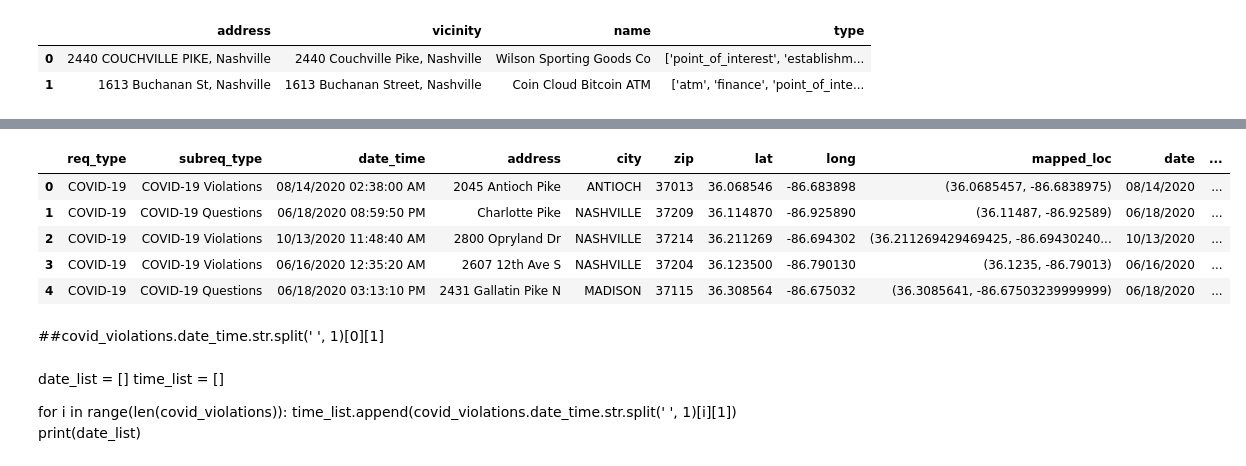
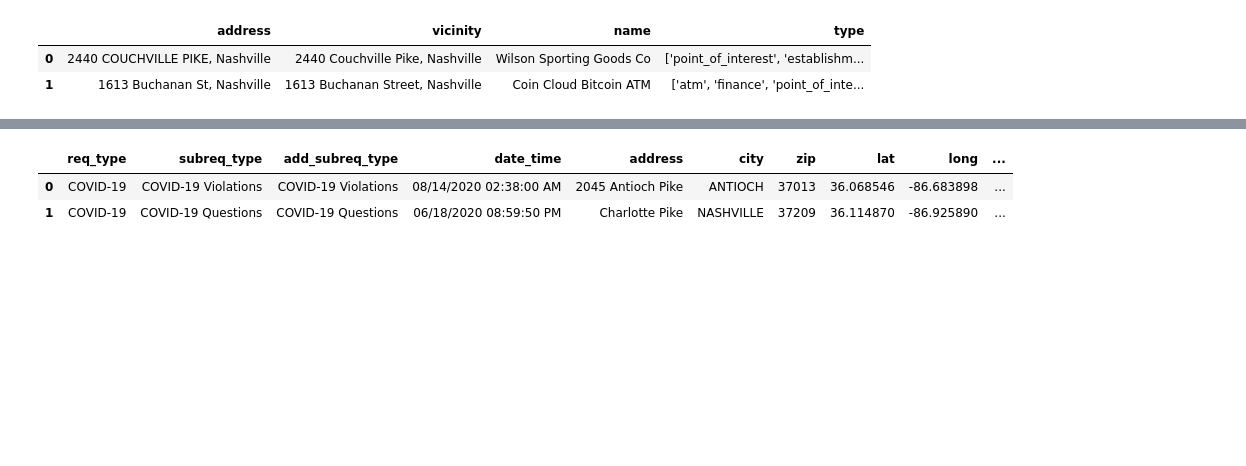
Before and after one commit to nataliaz87/nashville-covid-quaranteam, a Jupyter notebook: notebooks/covid_19_nz.ipynb, the cells around one changed output, grey strips where cells are left out. Cells and saved outputs as stored; diff of their text form; code cells hidden in the pictures; blank space fills up the shorter version.

```diff
--- a/notebooks/covid_19_nz.ipynb
+++ b/notebooks/covid_19_nz.ipynb
@@ -33,6 +37,6 @@ businesses_df.head(2)
 | 0 | 2440 COUCHVILLE PIKE, Nashville | 2440 Couchville Pike, Nashville | Wilson Sporting Goods Co | ['point_of_interest', 'establishm... |
 | 1 | 1613 Buchanan St, Nashville | 1613 Buchanan Street, Nashville | Coin Cloud Bitcoin ATM | ['atm', 'finance', 'point_of_inte... |
 # %%
-service_requests_filtered = service_requests_df[['Request Type','Subrequest Type','Date / Time Opened','Address', 'City','ZIP','Latitude','Longitude','Mapped Location']]
+service_requests_filtered = service_requests_df[['Request Type','Subrequest Type','Additional Subrequest Type','Date / Time Opened','Address', 'City','ZIP','Latitude','Longitude','Mapped Location']]
 service_requests_filtered.head(2)
 # %% [output]
@@ -49,4 +53,4 @@ service_requests_dropped_nan.head(2)
 # %%
-service_requests_renamed = service_requests_dropped_nan.rename(columns={'Request Type':'req_type', 'Subrequest Type':'subreq_type','Date / Time Opened':'date_time','Address':'address','City':'city','ZIP':'zip','Latitude':'lat','Longitude':'long','Mapped Location':'mapped_loc'})
+service_requests_renamed = service_requests_dropped_nan.rename(columns={'Request Type':'req_type', 'Subrequest Type':'subreq_type','Additional Subrequest Type':'add_subreq_type','Date / Time Opened':'date_time','Address':'address','City':'city','ZIP':'zip','Latitude':'lat','Longitude':'long','Mapped Location':'mapped_loc'})
 service_requests_renamed.head(2)
 # %% [output]
@@ -69,20 +73,8 @@ service_requests_renamed.head(2)
 # %%
 covid_violations = service_requests_renamed[service_requests_renamed["req_type"]== 'COVID-19']
 covid_violations = covid_violations.reset_index(drop=True)
-covid_violations.head()
+covid_violations.head(2)
 # %% [output]
-|  | req_type | subreq_type | date_time | address | city | zip | lat | long | mapped_loc | date | ... |
-| 0 | COVID-19 | COVID-19 Violations | 08/14/2020 02:38:00 AM | 2045 Antioch Pike | ANTIOCH | 37013 | 36.068546 | -86.683898 | (36.0685457, -86.6838975) | 08/14/2020 | ... |
-| 1 | COVID-19 | COVID-19 Questions | 06/18/2020 08:59:50 PM | Charlotte Pike | NASHVILLE | 37209 | 36.114870 | -86.925890 | (36.11487, -86.92589) | 06/18/2020 | ... |
-| 2 | COVID-19 | COVID-19 Violations | 10/13/2020 11:48:40 AM | 2800 Opryland Dr | NASHVILLE | 37214 | 36.211269 | -86.694302 | (36.211269429469425, -86.69430240... | 10/13/2020 | ... |
-| 3 | COVID-19 | COVID-19 Violations | 06/16/2020 12:35:20 AM | 2607 12th Ave S | NASHVILLE | 37204 | 36.123500 | -86.790130 | (36.1235, -86.79013) | 06/16/2020 | ... |
-| 4 | COVID-19 | COVID-19 Questions | 06/18/2020 03:13:10 PM | 2431 Gallatin Pike N | MADISON | 37115 | 36.308564 | -86.675032 | (36.3085641, -86.67503239999999) | 06/18/2020 | ... |
+|  | req_type | subreq_type | add_subreq_type | date_time | address | city | zip | lat | long | ... |
+| 0 | COVID-19 | COVID-19 Violations | COVID-19 Violations | 08/14/2020 02:38:00 AM | 2045 Antioch Pike | ANTIOCH | 37013 | 36.068546 | -86.683898 | ... |
+| 1 | COVID-19 | COVID-19 Questions | COVID-19 Questions | 06/18/2020 08:59:50 PM | Charlotte Pike | NASHVILLE | 37209 | 36.114870 | -86.925890 | ... |
-# %% [markdown]
-##covid_violations.date_time.str.split(' ', 1)[0][1]
-# %% [markdown]
-date_list = []
-time_list = []
-
-for i in range(len(covid_violations)):
-    time_list.append(covid_violations.date_time.str.split(' ', 1)[i][1])
-    print(date_list)
```
Also changed, not shown: parts of 14 cells of this notebook.
